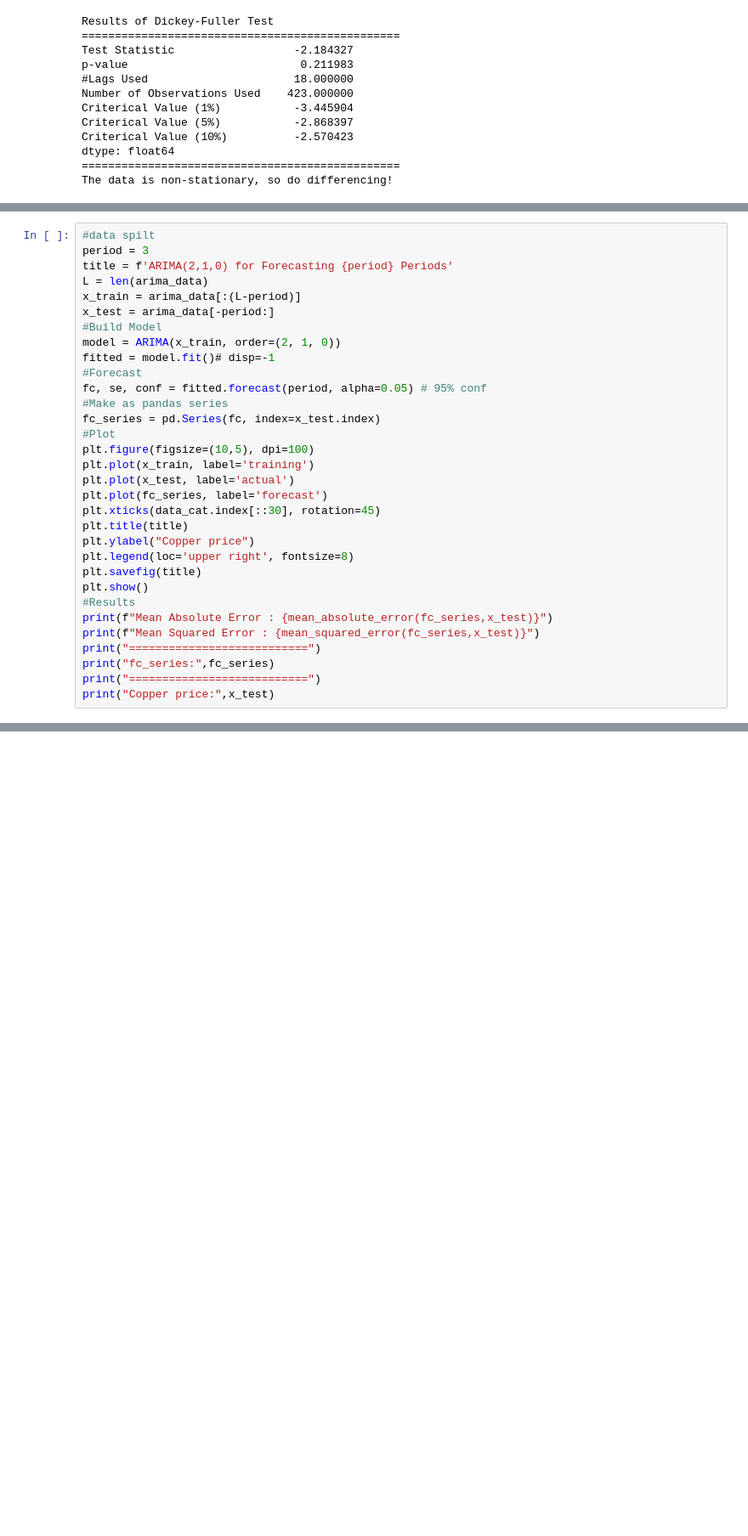
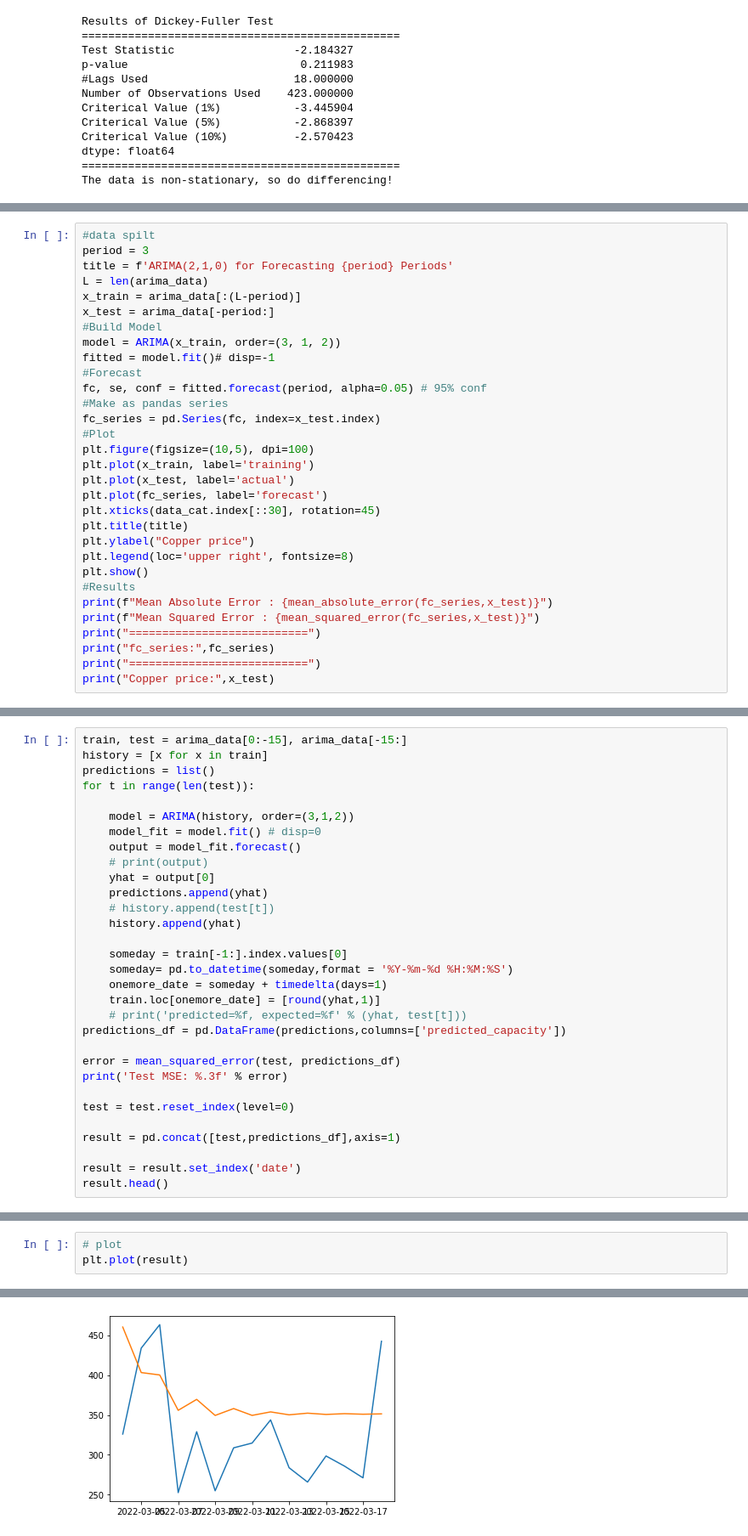
Before and after one commit to How-Wang/Electricity_Forecasting, a Jupyter notebook: DSAI_HW1_Electricity_Forecasting.ipynb, the cells around one changed output, grey strips where cells are left out. Shown: that part at 85% size. Cells and saved outputs as stored; diff of their text form; blank space fills up the shorter version.

Commit message:
Add a easier version of ARIMA

```diff
--- a/DSAI_HW1_Electricity_Forecasting.ipynb
+++ b/DSAI_HW1_Electricity_Forecasting.ipynb
@@ -358,7 +348,7 @@ L = len(arima_data)
 x_train = arima_data[:(L-period)]
 x_test = arima_data[-period:]
 #Build Model
-model = ARIMA(x_train, order=(2, 1, 0))
+model = ARIMA(x_train, order=(3, 1, 2))
 fitted = model.fit()# disp=-1
 #Forecast
 fc, se, conf = fitted.forecast(period, alpha=0.05) # 95% conf
@@ -373,7 +363,6 @@ plt.xticks(data_cat.index[::30], rotation=45)
 plt.title(title)
 plt.ylabel("Copper price")
 plt.legend(loc='upper right', fontsize=8)
-plt.savefig(title)
 plt.show()
 #Results
 print(f"Mean Absolute Error : {mean_absolute_error(fc_series,x_test)}")
@@ -400,0 +406,31 @@ Name: capacity, dtype: float64
+# %%
+train, test = arima_data[0:-15], arima_data[-15:]
+history = [x for x in train]
+predictions = list()
+for t in range(len(test)):
+
+	model = ARIMA(history, order=(3,1,2))
+	model_fit = model.fit() # disp=0
+	output = model_fit.forecast()
+	# print(output)
+	yhat = output[0]
+	predictions.append(yhat)
+	# history.append(test[t])
+	history.append(yhat)
+
+	someday = train[-1:].index.values[0]
+	someday= pd.to_datetime(someday,format = '%Y-%m-%d %H:%M:%S')
+	onemore_date = someday + timedelta(days=1)
+	train.loc[onemore_date] = [round(yhat,1)]
+	# print('predicted=%f, expected=%f' % (yhat, test[t]))
+predictions_df = pd.DataFrame(predictions,columns=['predicted_capacity'])
+
+error = mean_squared_error(test, predictions_df)
+print('Test MSE: %.3f' % error)
+
+test = test.reset_index(level=0)
+
+result = pd.concat([test,predictions_df],axis=1)
+
+result = result.set_index('date')
+result.head()
@@ -400,0 +446,4 @@ Name: capacity, dtype: float64
+# %%
+# plot
+plt.plot(result)
+# %% [output]
@@ -400,0 +452 @@ Name: capacity, dtype: float64
+[figure, added]
```
Also changed, not shown: parts of 23 cells of this notebook.
